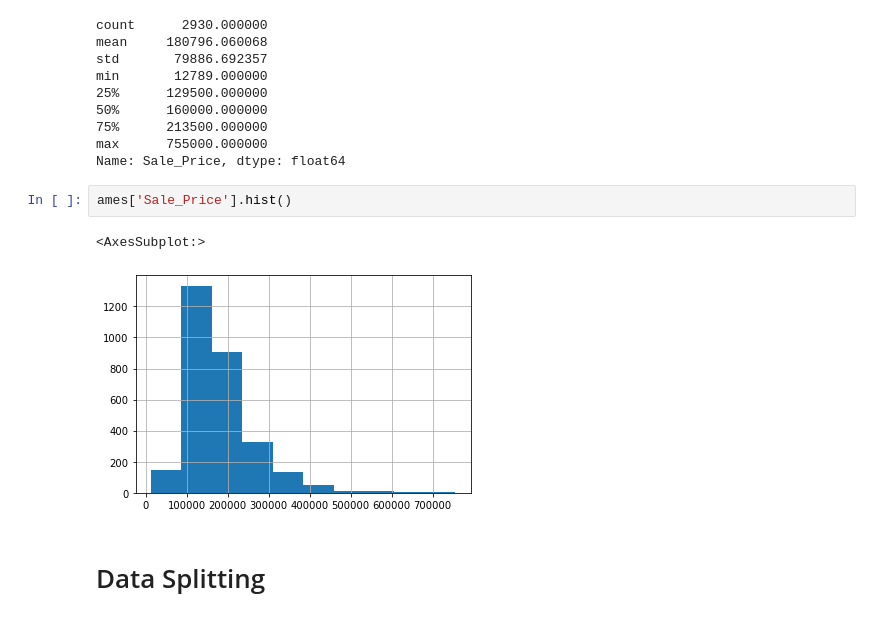
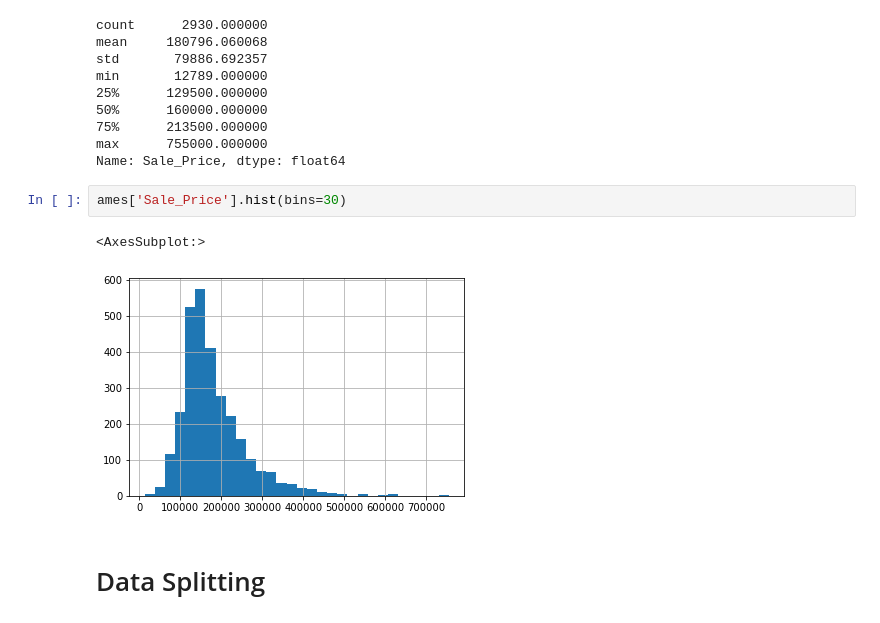
Before and after one commit to uc-python/advanced-python-datasci, a Jupyter notebook: notebooks/02-model_training.ipynb, the cells around one changed output. Drawn from its saved outputs; the diff is of its cells as text.

```diff
--- a/notebooks/02-model_training.ipynb
+++ b/notebooks/02-model_training.ipynb
@@ -117,10 +164,10 @@ min       12789.000000
 max      755000.000000
 Name: Sale_Price, dtype: float64
 # %%
-ames['Sale_Price'].hist()
+ames['Sale_Price'].hist(bins=30)
 # %% [output]
 <AxesSubplot:>
-[figure, old version]
+[figure, new version]
 # %% [markdown]
 # Data Splitting
 # %% [markdown]
```
Also changed, not shown: parts of 32 cells of this notebook, 8 other files.
